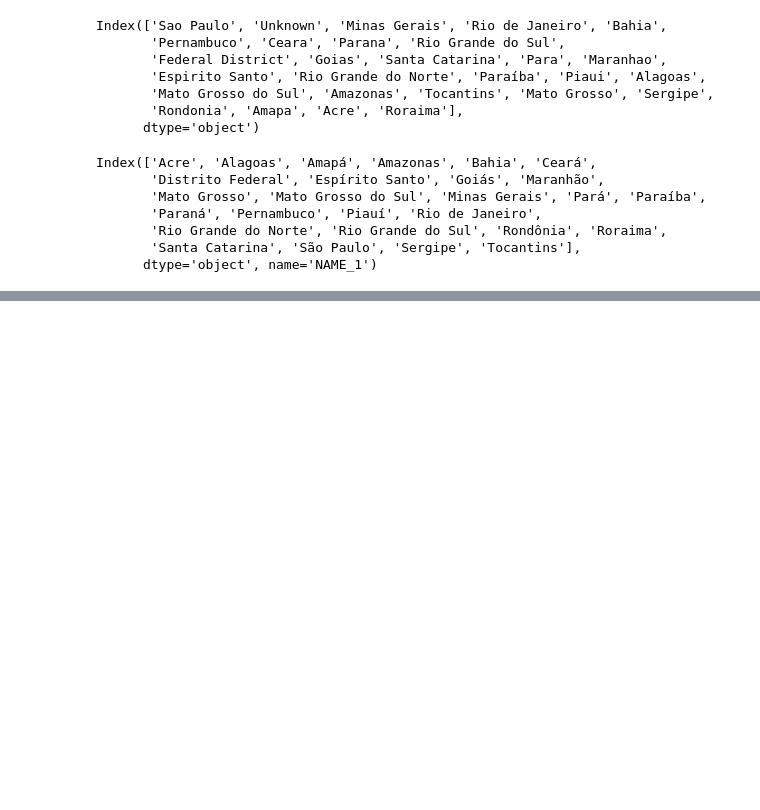
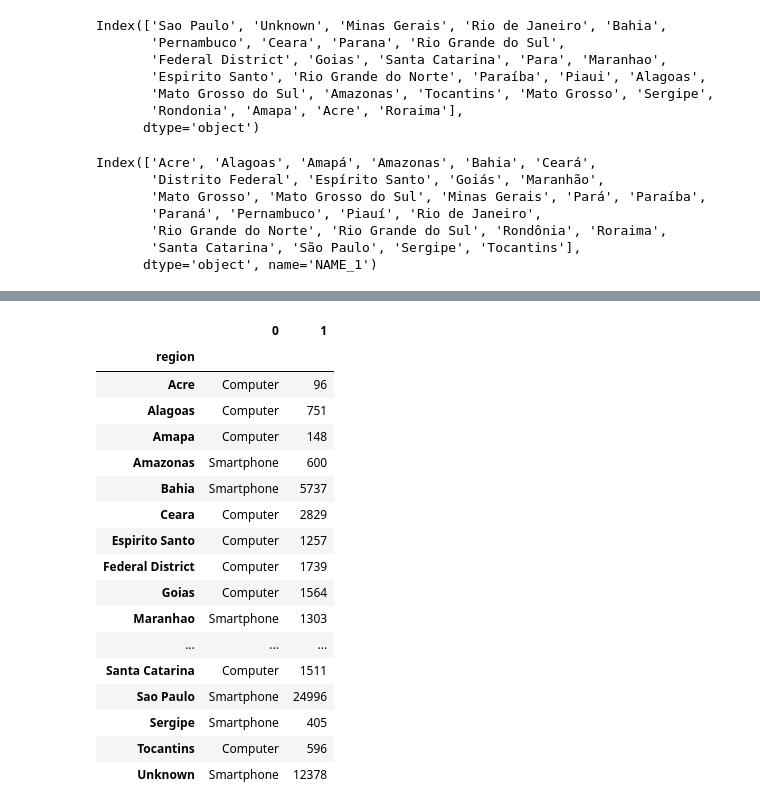
Before and after one commit to javier2409/TP1Datos2C2018, a Jupyter notebook: Mapa de brasil.ipynb, the cells around one changed output, grey strips where cells are left out. Drawn from its saved outputs; the diff is of its cells as text; code cells hidden in the pictures; blank space fills up the shorter version.

```diff
--- a/Mapa de brasil.ipynb
+++ b/Mapa de brasil.ipynb
@@ -104,0 +110,21 @@ merged.fillna(0).plot(column='region',cmap='Blues',ax=ax)
+# %%
+devices
+# %% [output]
+|  | 0 | 1 |
+| region |  |  |
+| Acre | Computer | 96 |
+| Alagoas | Computer | 751 |
+| Amapa | Computer | 148 |
+| Amazonas | Smartphone | 600 |
+| Bahia | Smartphone | 5737 |
+| Ceara | Computer | 2829 |
+| Espirito Santo | Computer | 1257 |
+| Federal District | Computer | 1739 |
+| Goias | Computer | 1564 |
+| Maranhao | Smartphone | 1303 |
+| ... | ... | ... |
+| Santa Catarina | Computer | 1511 |
+| Sao Paulo | Smartphone | 24996 |
+| Sergipe | Smartphone | 405 |
+| Tocantins | Computer | 596 |
+| Unknown | Smartphone | 12378 |
```
Also changed, not shown: parts of 9 cells of this notebook.
